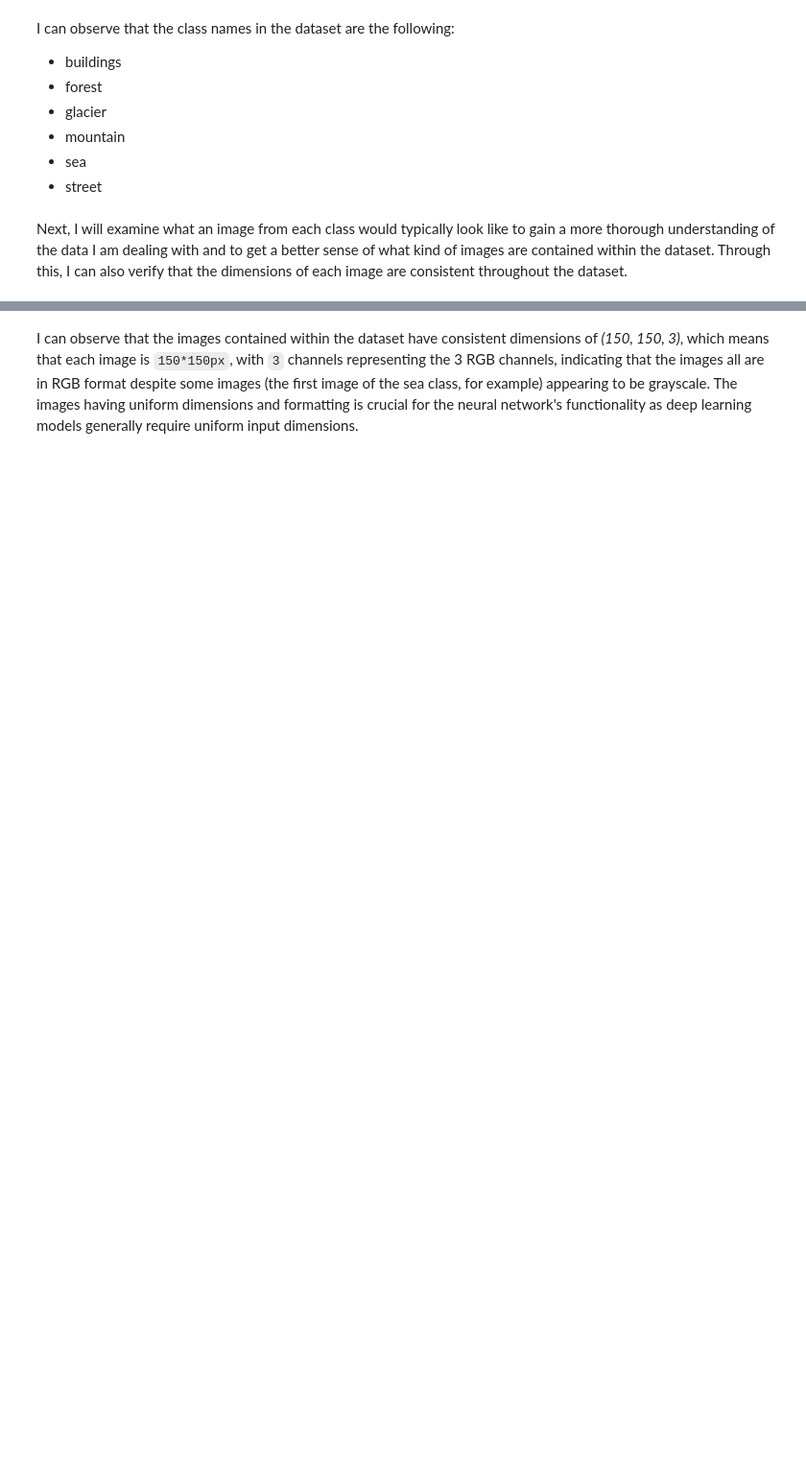
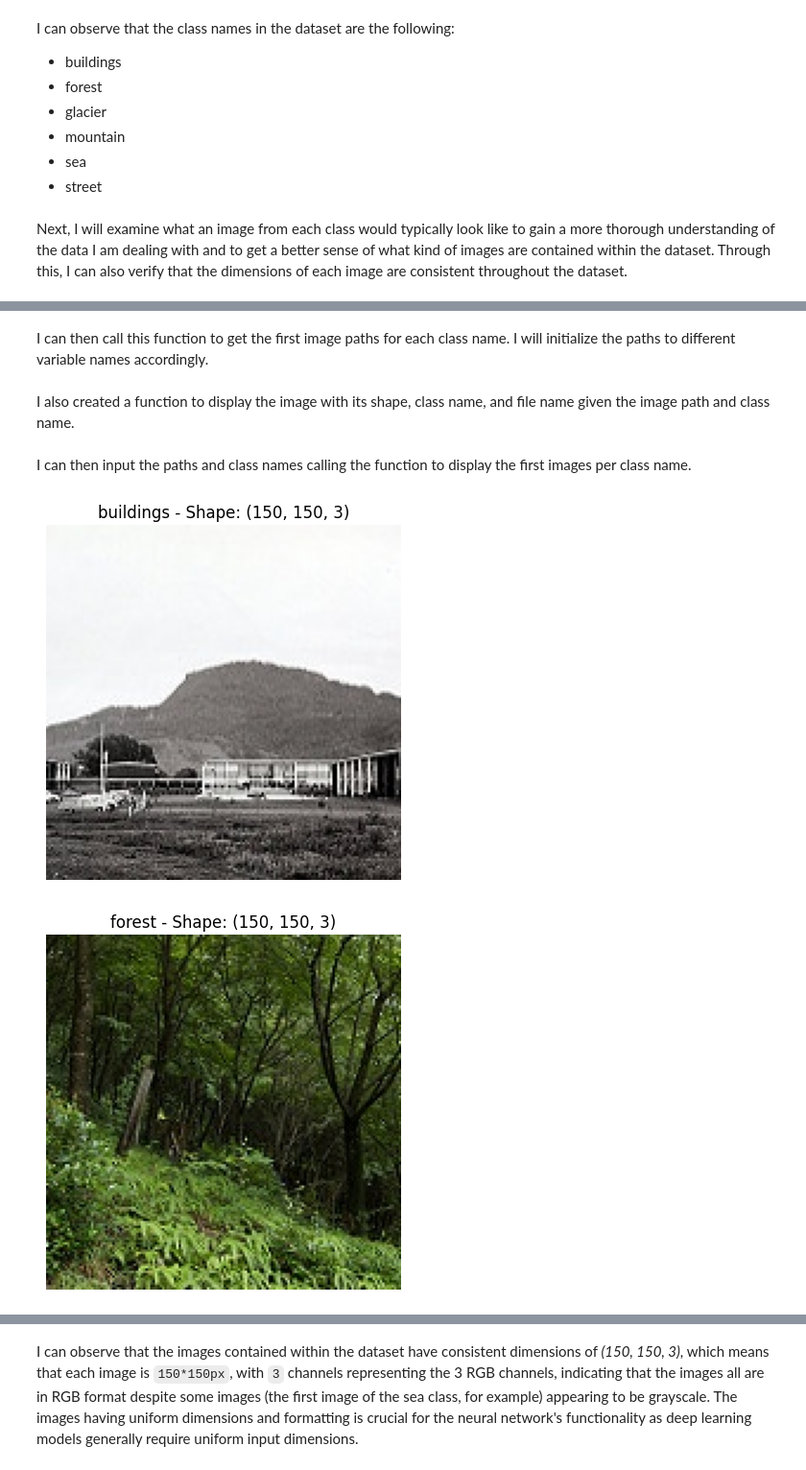
Before and after one commit to COMP3420-2024S2/assignment-2-juhlialu, a Jupyter notebook: a2.ipynb, the cells around one changed output, grey strips where cells are left out. Shown at 96% size. Drawn from its saved outputs; the diff is of its cells as text; code cells hidden in the pictures; blank space fills up the shorter version.

```diff
--- a/a2.ipynb
+++ b/a2.ipynb
@@ -45,17 +46,3 @@ I can observe that the class names in the dataset are the following:
 - street
 # %% [markdown]
 Next, I will examine what an image from each class would typically look like to gain a more thorough understanding of the data I am dealing with and to get a better sense of what kind of images are contained within the dataset. Through this, I can also verify that the dimensions of each image are consistent throughout the dataset.
-# %%
-for class_name in CLASS_NAMES:
-    # This will define the path to the current class in the for loop
-    class_path = os.path.join(data_dir, class_name)
-
-    # This will display the first image of the current class
-    first_image_path = os.path.join(class_path, os.listdir(class_path)[0])
-    img = plt.imread(first_image_path) # Read the image using matplotlib
-
-    # Display the image along with its respective dimensions
-    plt.imshow(img)
-    plt.title(f"{class_name} - Shape: {img.shape}")
-    plt.axis('off')
-    plt.show()
@@ -68,0 +51,36 @@ for class_name in CLASS_NAMES:
+# %%
+def get_path(path, class_name):
+    class_path = os.path.join(path, class_name)
+    first_image = os.listdir(class_path)[0]
+    return os.path.join(class_path, first_image)
+# %% [markdown]
+I can then call this function to get the first image paths for each class name. I will initialize the paths to different variable names accordingly.
+# %%
+buildings_path = get_path(train_data, "buildings")
+forest_path = get_path(train_data, "forest")
+glacier_path = get_path(train_data, "glacier")
+mountain_path = get_path(train_data, "mountain")
+sea_path = get_path(train_data, "sea")
+street_path = get_path(train_data, "street")
+# %% [markdown]
+I also created a function to display the image with its shape, class name, and file name given the image path and class name.
+# %%
+def display_image(image_path, class_name):
+    img = plt.imread(image_path)
+    plt.imshow(img)
+    plt.title(f"{class_name} - Shape: {img.shape}")
+    plt.xlabel(f"File: {os.path.basename(image_path)}")
+    plt.axis('off')
+    plt.show()
+# %% [markdown]
+I can then input the paths and class names calling the function to display the first images per class name.
+# %%
+display_image(buildings_path, "buildings")
+display_image(forest_path, "forest")
+display_image(glacier_path, "glacier")
+display_image(mountain_path, "mountain")
+display_image(sea_path, "sea")
+display_image(street_path, "street")
+# %% [output]
+[figure, added]
+[figure, added]
```
Also changed, not shown: parts of 32 cells of this notebook.
